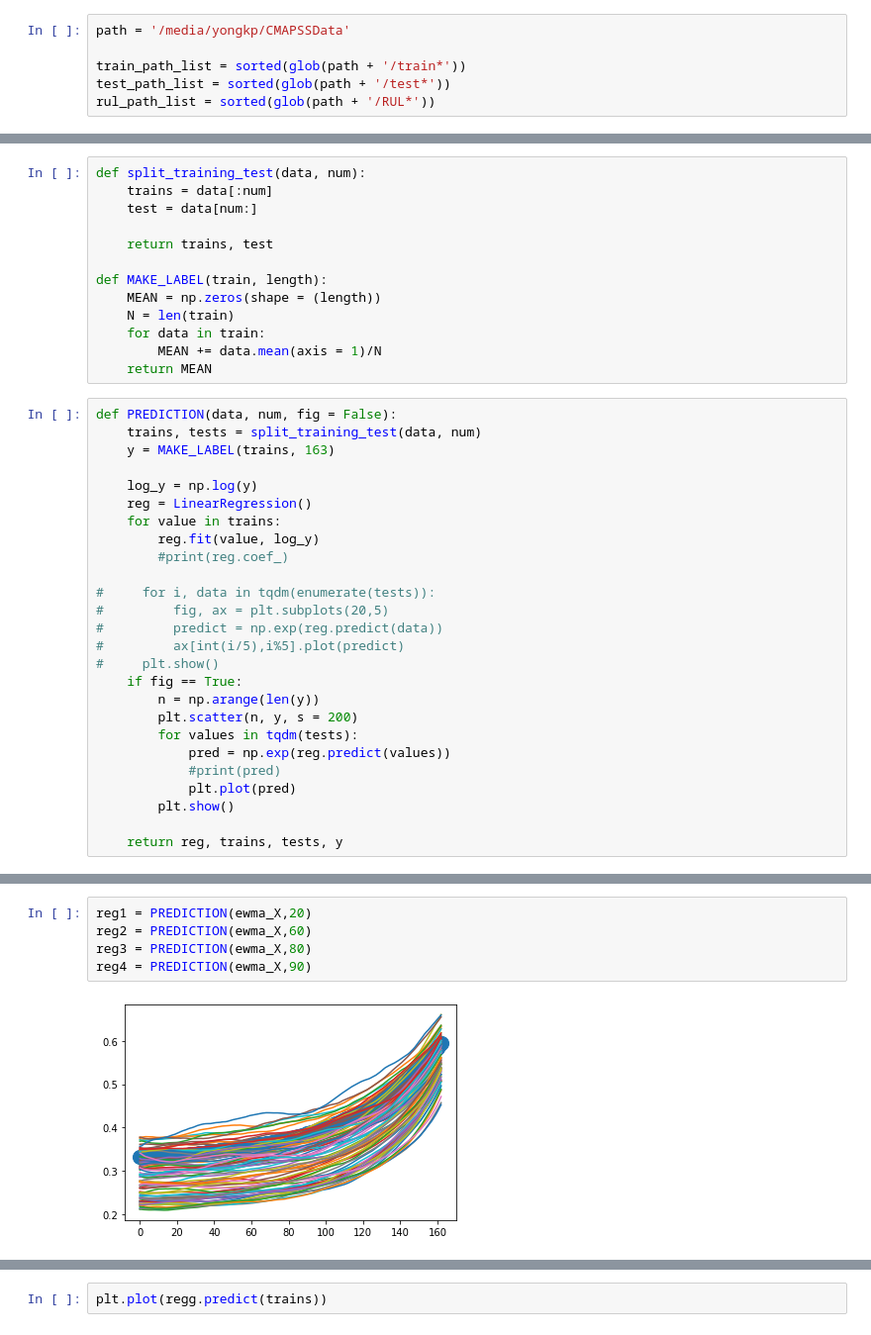
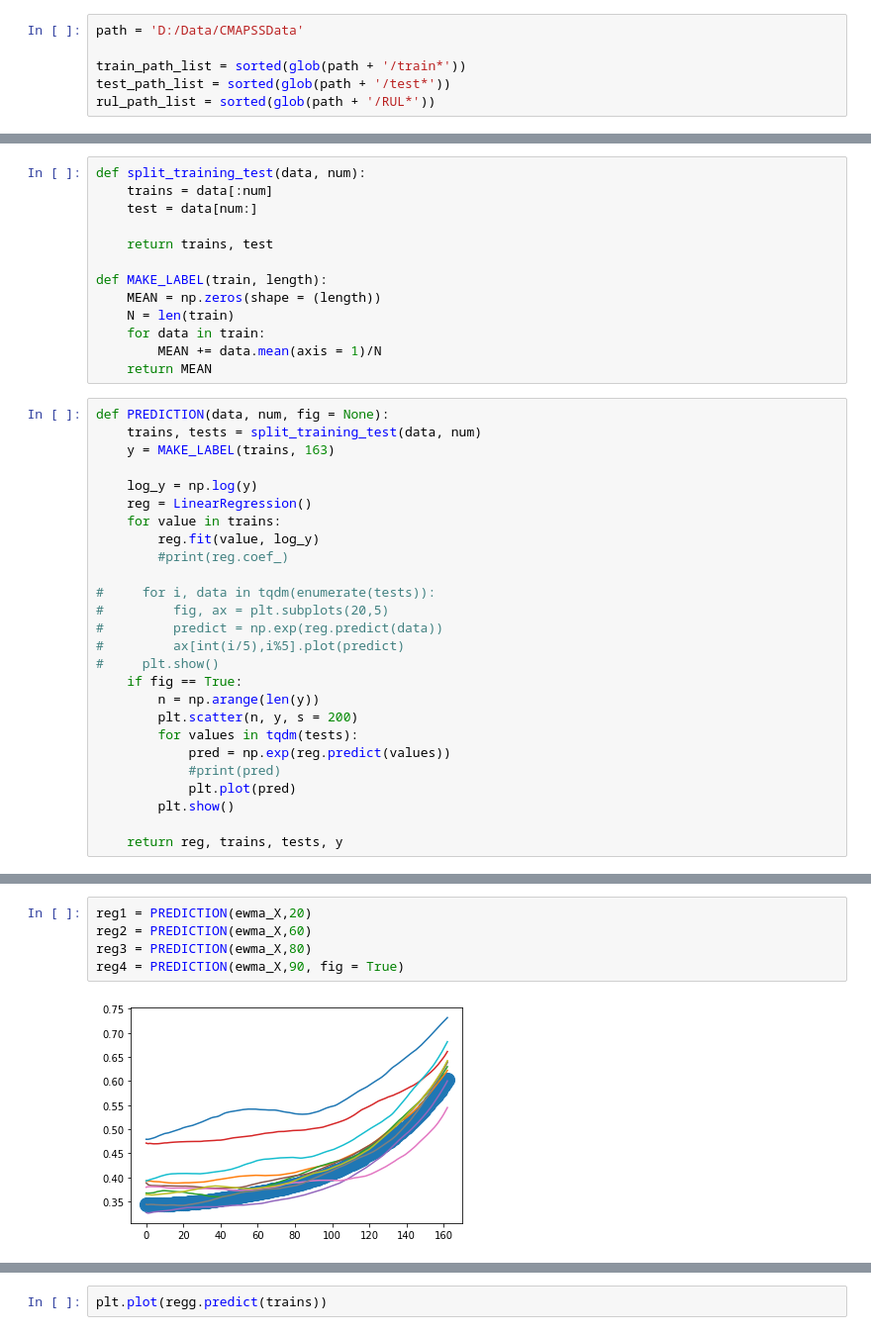
Before and after one commit to kEEPpp/PHM-Competition, a Jupyter notebook: CMAPSS/exponential_only_FD001.ipynb, the cells around one changed output, grey strips where cells are left out. Shown at 99% size. Saved outputs shown, nothing was run; the diff lists cells and outputs as text.

```diff
--- a/CMAPSS/exponential_only_FD001.ipynb
+++ b/CMAPSS/exponential_only_FD001.ipynb
@@ -12,5 +18,5 @@ from sklearn.linear_model import LinearRegression
 # %%
-path = '/media/yongkp/CMAPSSData'
+path = 'D:/Data/CMAPSSData'
 
 train_path_list = sorted(glob(path + '/train*'))
 test_path_list = sorted(glob(path + '/test*'))
@@ -179,7 +189,7 @@ def MAKE_LABEL(train, length):
         MEAN += data.mean(axis = 1)/N
     return MEAN
 # %%
-def PREDICTION(data, num, fig = False):
+def PREDICTION(data, num, fig = None):
     trains, tests = split_training_test(data, num)
     y = MAKE_LABEL(trains, 163)
 
@@ -207,7 +233,7 @@ def PREDICTION(data, num, fig = False):
 # %%
 reg1 = PREDICTION(ewma_X,20)
 reg2 = PREDICTION(ewma_X,60)
 reg3 = PREDICTION(ewma_X,80)
-reg4 = PREDICTION(ewma_X,90)
+reg4 = PREDICTION(ewma_X,90, fig = True)
 # %% [output]
-[figure, old version]
+[figure, new version]
```
Also changed, not shown: parts of 19 cells of this notebook.
